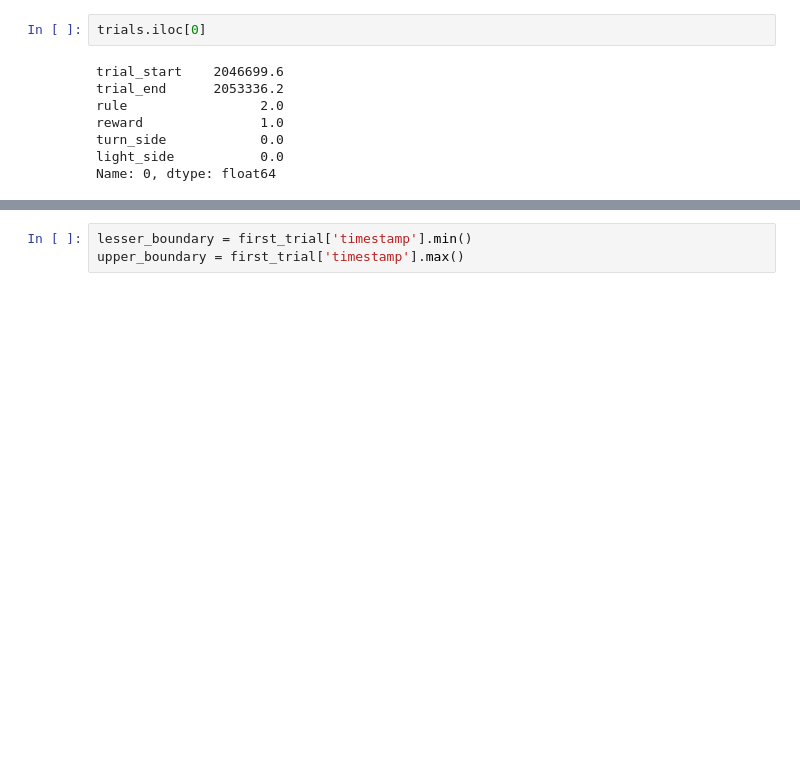
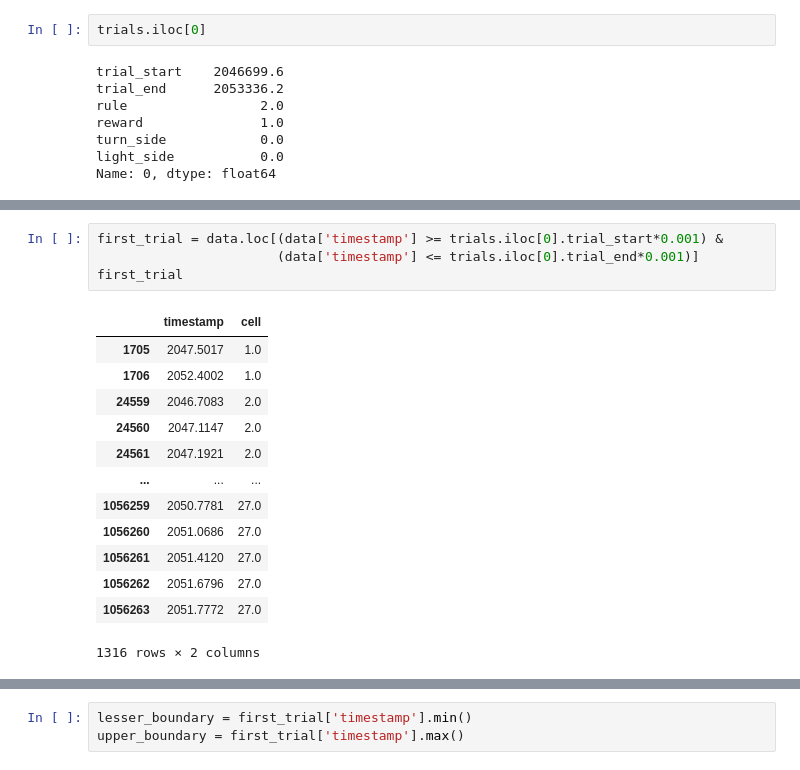
Before and after one commit to lfernandof/neural-pop-dynamics, a Jupyter notebook: projeto/exploratory_analysis.ipynb, the cells around one changed output, grey strips where cells are left out. Drawn from its saved outputs; the diff is of its cells as text; blank space fills up the shorter version.

```diff
--- a/projeto/exploratory_analysis.ipynb
+++ b/projeto/exploratory_analysis.ipynb
@@ -223,2 +303,20 @@ data['timestamp']
 Name: timestamp, Length: 1107207, dtype: float64
+# %%
+first_trial = data.loc[(data['timestamp'] >= trials.iloc[0].trial_start*0.001) &
+                       (data['timestamp'] <= trials.iloc[0].trial_end*0.001)]
+first_trial
+# %% [output]
+|  | timestamp | cell |
+| 1705 | 2047.5017 | 1.0 |
+| 1706 | 2052.4002 | 1.0 |
+| 24559 | 2046.7083 | 2.0 |
+| 24560 | 2047.1147 | 2.0 |
+| 24561 | 2047.1921 | 2.0 |
+| ... | ... | ... |
+| 1056259 | 2050.7781 | 27.0 |
+| 1056260 | 2051.0686 | 27.0 |
+| 1056261 | 2051.4120 | 27.0 |
+| 1056262 | 2051.6796 | 27.0 |
+| 1056263 | 2051.7772 | 27.0 |
+1316 rows × 2 columns
 # %%
```
Also changed, not shown: parts of 18 cells of this notebook.
